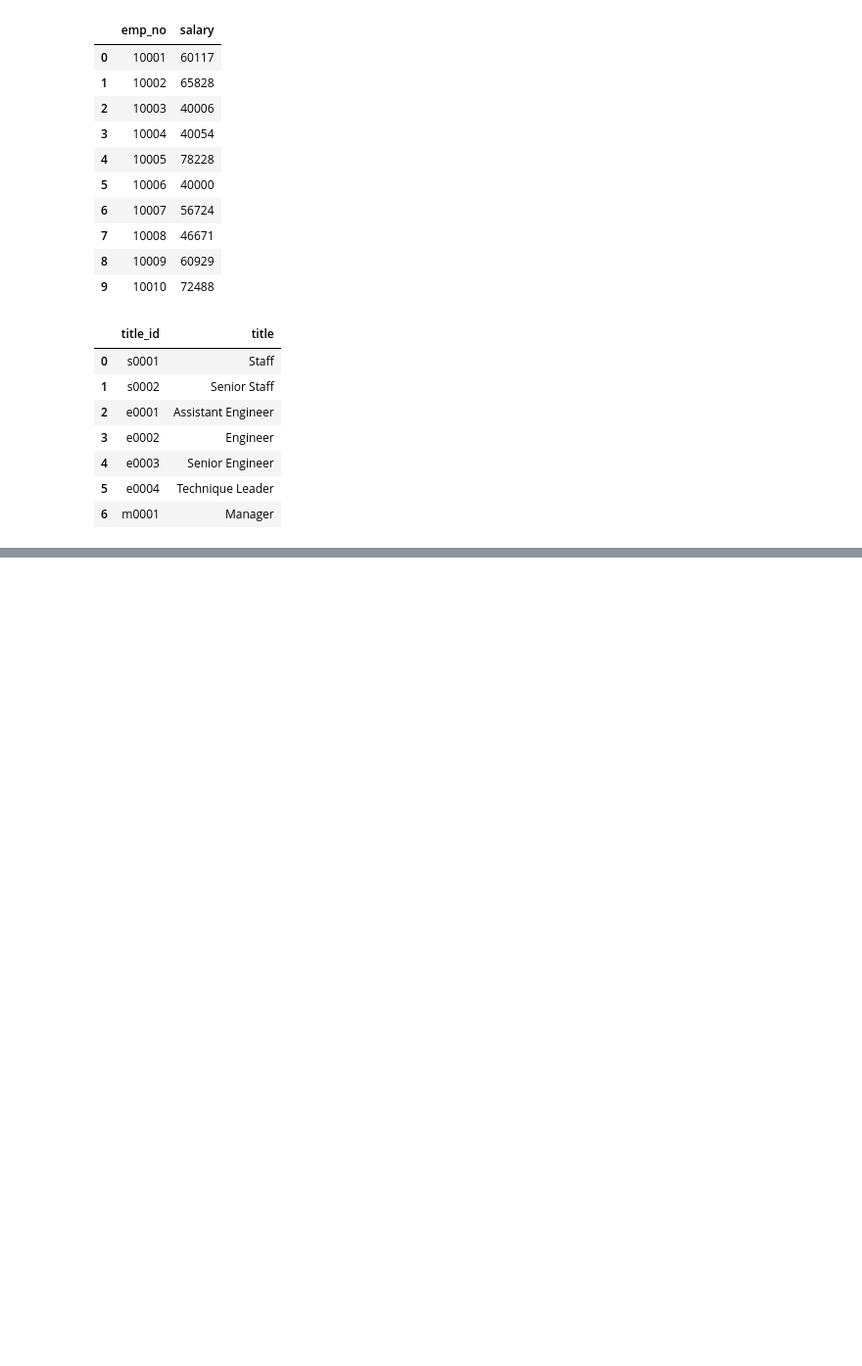
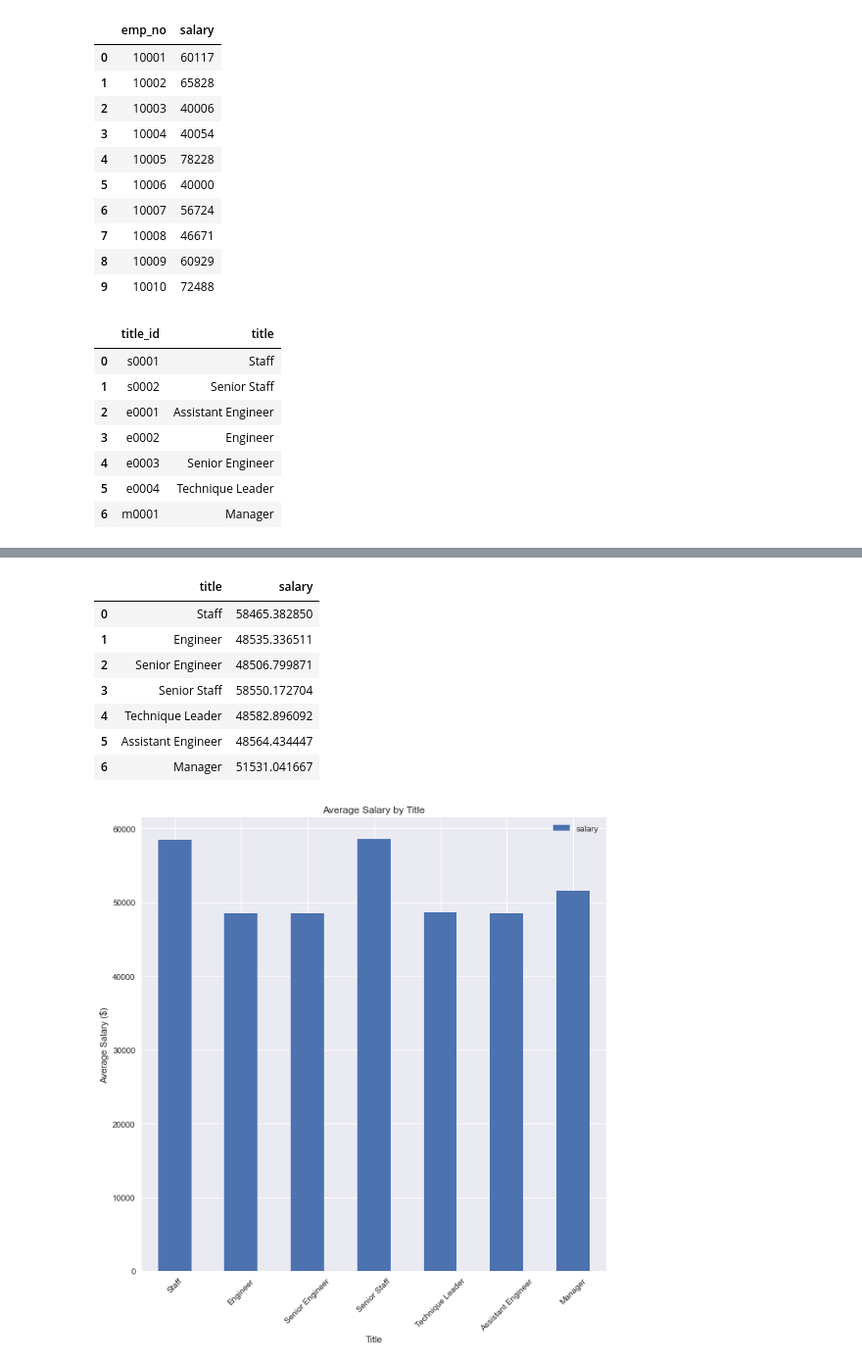
Before and after one commit to etassone1974/sql-challenge, a Jupyter notebook: EmployeeSQL/Bonus_Section.ipynb, the cells around one changed output, grey strips where cells are left out. Shown at 98% size. Saved outputs shown, nothing was run; the diff lists cells and outputs as text; code cells hidden in the pictures; blank space fills up the shorter version.

```diff
--- a/EmployeeSQL/Bonus_Section.ipynb
+++ b/EmployeeSQL/Bonus_Section.ipynb
@@ -48,0 +92,43 @@ titles_data.head(10)
+# %%
+# Create a bar chart of average salary by title
+
+# Retrieve the employees table via SQL query
+employees_data = pd.read_sql("SELECT * FROM employees", connection)
+
+# Rename emp_title_ID column to match titles_data DataFrame for ease of merging
+employees_data_title_id = employees_data.rename(columns = { "emp_title_ID" : "title_id"})
+
+# Merge the new employees_data_title_id DataFrame with the salaries_data DataFrame based on emp_no
+employees_salary = pd.merge(employees_data_title_id, salaries_data, how="inner", on="emp_no")
+
+# Group the employees by their title_id and calculate the mean of the salary column
+# Use sort=False to preserve original order of titles
+grouped_employees_salary_df = employees_salary.groupby("title_id", sort=False)["salary"].mean()
+
+# Convert the Series data into a DataFrame
+title_salary_df = pd.DataFrame(grouped_employees_salary_df)
+
+# Merge the title_salary_df DataFrame with the titles_data based on title_id to retrience the title names
+employees_salary_title_id = pd.merge(title_salary_df, titles_data, how="inner", on="title_id")
+
+# Extract the two columns from the merged DataFrame for plotting the bar chart
+title_mean_salary = employees_salary_title_id.iloc[:,[2,1]]
+
+# Display the newly created DataFrame with titles and mean salaries
+display(title_mean_salary)
+
+# Replace the numeric index with the title as index for plotting
+title_mean_salary.set_index("title", inplace=True)
+
+# Plot bar chart with title, labels, size, rotation of labels
+ax = title_mean_salary.plot(kind="bar", figsize=(10,10), rot=45, title="Average Salary by Title", xlabel="Title", ylabel="Average Salary ($)");
+# %% [output]
+|  | title | salary |
+| 0 | Staff | 58465.382850 |
+| 1 | Engineer | 48535.336511 |
+| 2 | Senior Engineer | 48506.799871 |
+| 3 | Senior Staff | 58550.172704 |
+| 4 | Technique Leader | 48582.896092 |
+| 5 | Assistant Engineer | 48564.434447 |
+| 6 | Manager | 51531.041667 |
+[figure, added]
```
Also changed, not shown: parts of 5 cells of this notebook.
